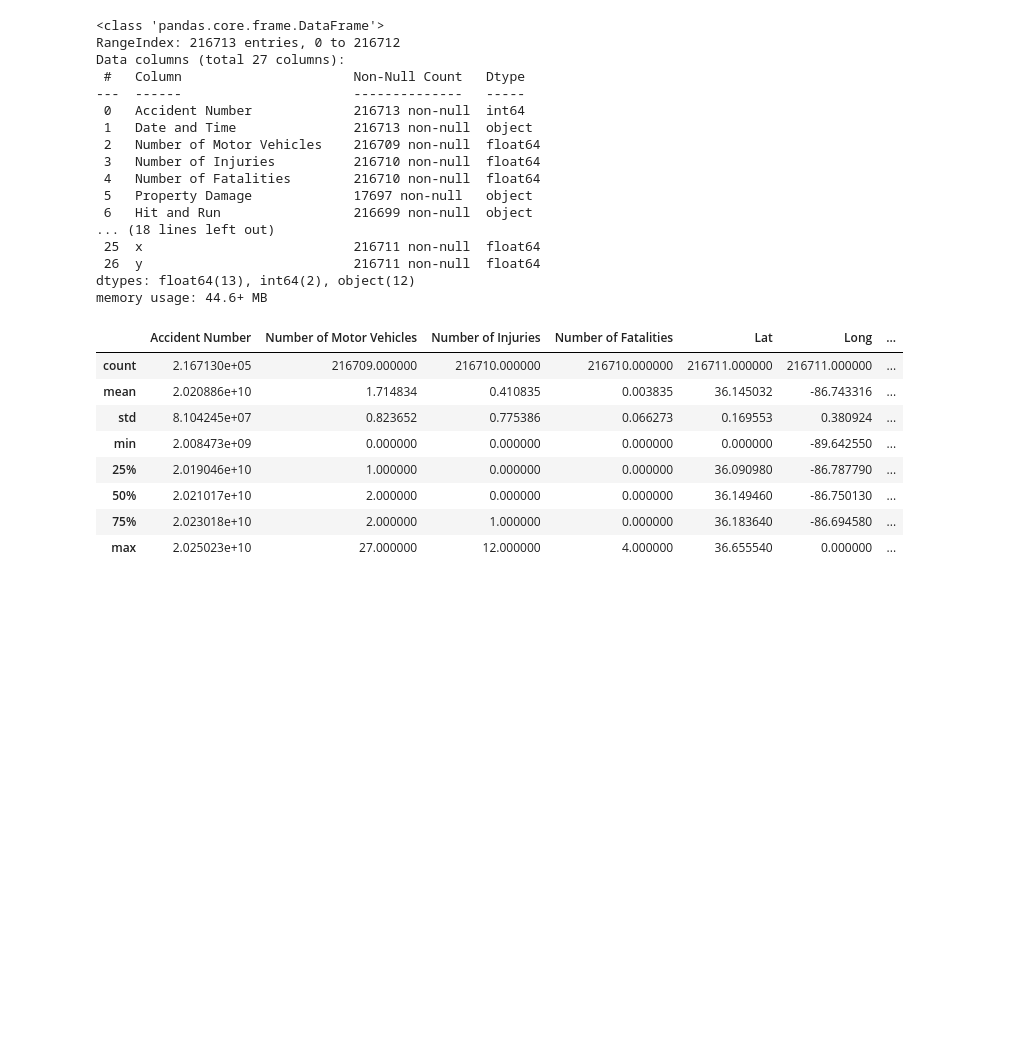
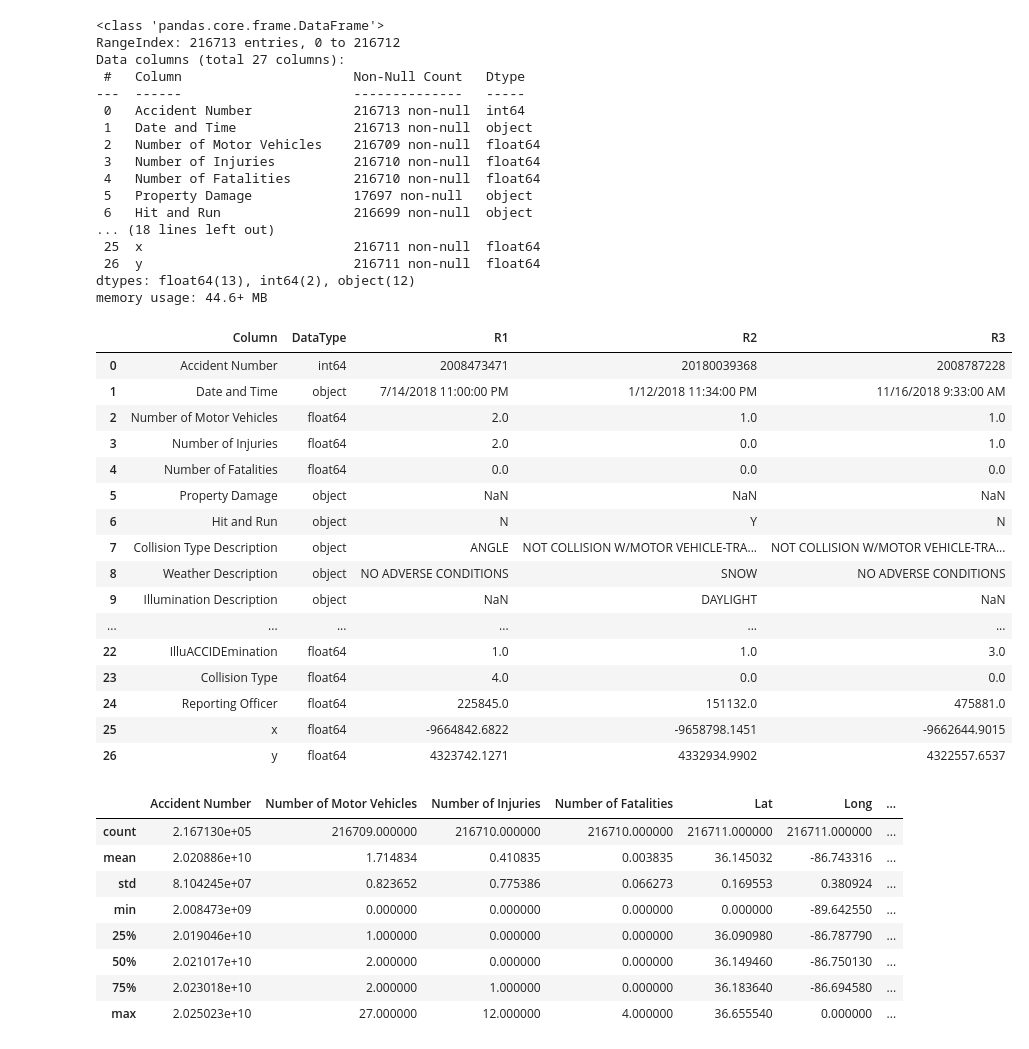
Before and after one commit to essetetsahai/nashville_traffic, a Jupyter notebook: notebooks/traffic_notebook.ipynb, the cells around one changed output. Saved outputs shown, nothing was run; the diff lists cells and outputs as text; code cells hidden in the pictures; blank space fills up the shorter version.

```diff
--- a/notebooks/traffic_notebook.ipynb
+++ b/notebooks/traffic_notebook.ipynb
@@ -65,6 +45,31 @@ Data columns (total 27 columns):
  26  y                           216711 non-null  float64
 dtypes: float64(13), int64(2), object(12)
 memory usage: 44.6+ MB
+# %%
+#Looking at data types and sampling first 3 rows
+pd.DataFrame({"Column": df.columns,
+             "DataType": df.dtypes.values,
+             "R1": df.iloc[0].values,
+             "R2": df.iloc[1].values,
+             "R3": df.iloc[2].values})
+# %% [output]
+|  | Column | DataType | R1 | R2 | R3 |
+| 0 | Accident Number | int64 | 2008473471 | 20180039368 | 2008787228 |
+| 1 | Date and Time | object | 7/14/2018 11:00:00 PM | 1/12/2018 11:34:00 PM | 11/16/2018 9:33:00 AM |
+| 2 | Number of Motor Vehicles | float64 | 2.0 | 1.0 | 1.0 |
+| 3 | Number of Injuries | float64 | 2.0 | 0.0 | 1.0 |
+| 4 | Number of Fatalities | float64 | 0.0 | 0.0 | 0.0 |
+| 5 | Property Damage | object | NaN | NaN | NaN |
+| 6 | Hit and Run | object | N | Y | N |
+| 7 | Collision Type Description | object | ANGLE | NOT COLLISION W/MOTOR VEHICLE-TRA... | NOT COLLISION W/MOTOR VEHICLE-TRA... |
+| 8 | Weather Description | object | NO ADVERSE CONDITIONS | SNOW | NO ADVERSE CONDITIONS |
+| 9 | Illumination Description | object | NaN | DAYLIGHT | NaN |
+| ... | ... | ... | ... | ... | ... |
+| 22 | IlluACCIDEmination | float64 | 1.0 | 1.0 | 3.0 |
+| 23 | Collision Type | float64 | 4.0 | 0.0 | 0.0 |
+| 24 | Reporting Officer | float64 | 225845.0 | 151132.0 | 475881.0 |
+| 25 | x | float64 | -9664842.6822 | -9658798.1451 | -9662644.9015 |
+| 26 | y | float64 | 4323742.1271 | 4332934.9902 | 4322557.6537 |
 # %%
 df.describe()
 # %% [output]
```
Also changed, not shown: parts of 8 cells of this notebook.
